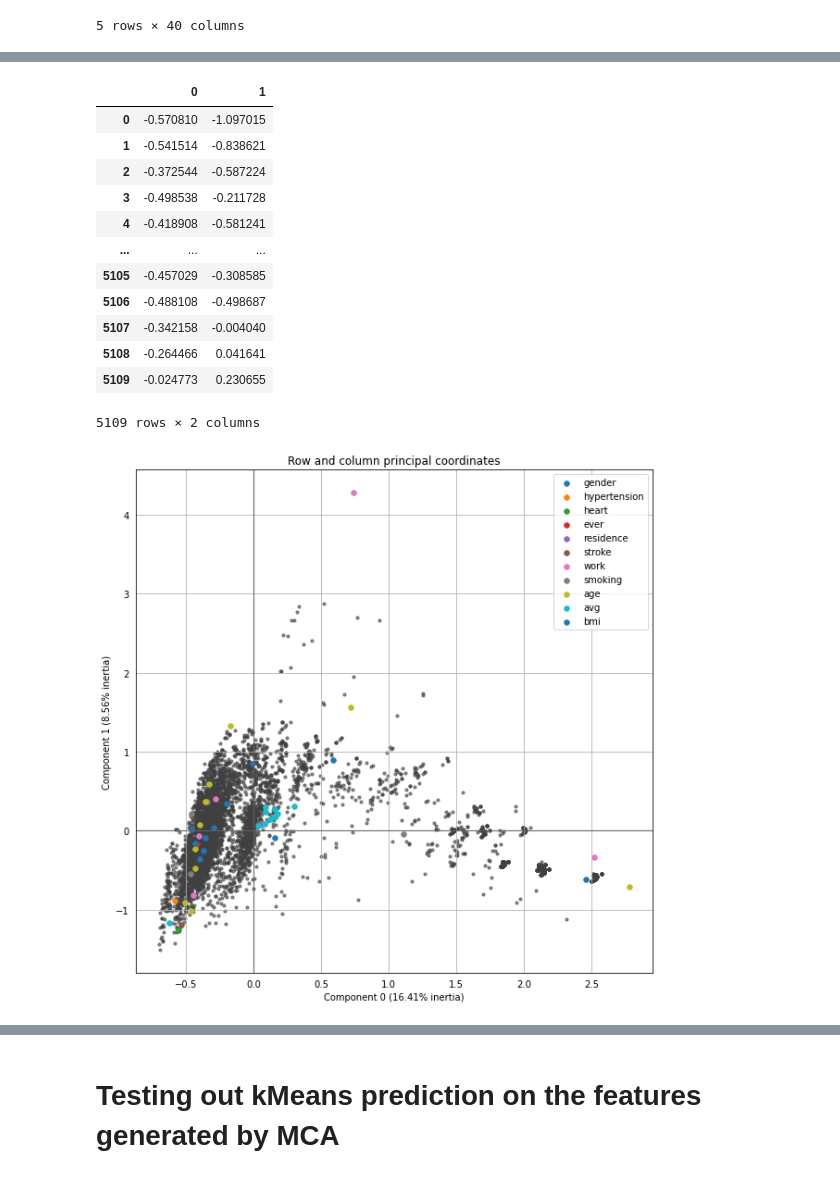
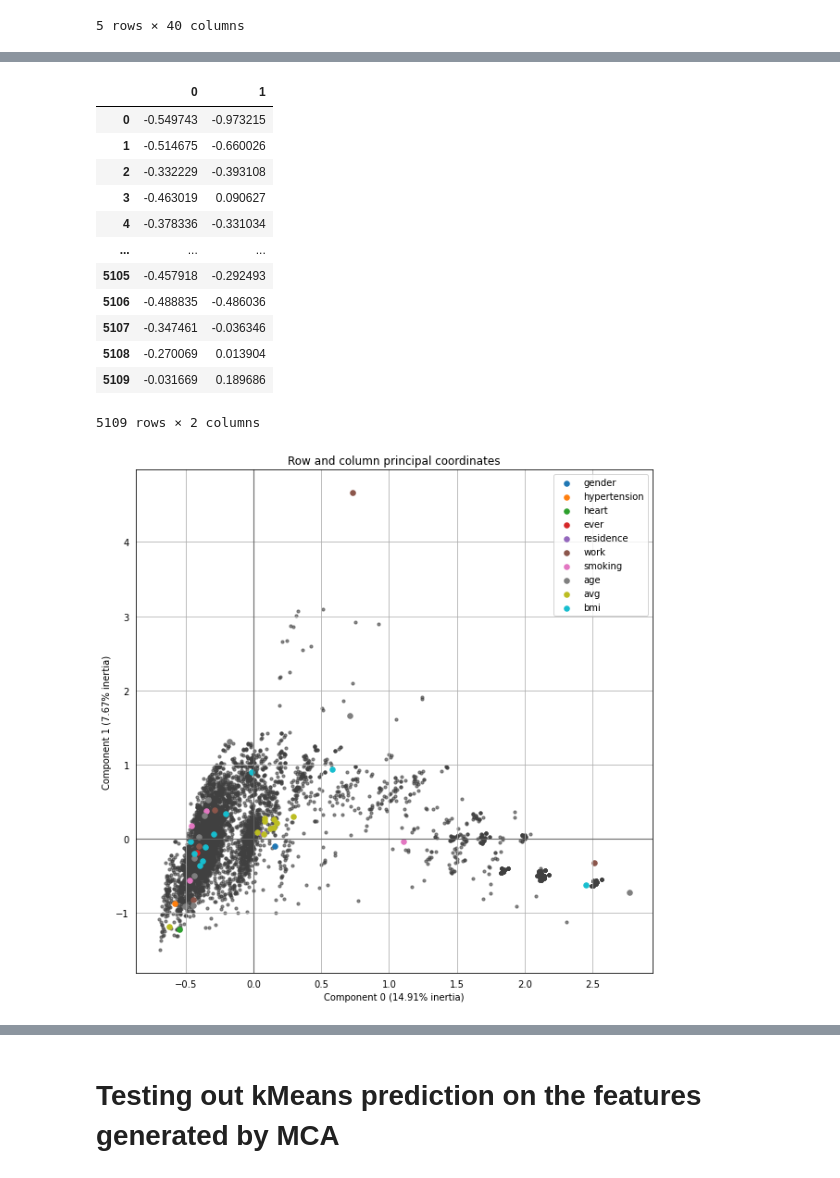
Before and after one commit to AaronNorwood/SIT307GroupAssignment2, a Jupyter notebook: KmeansMCA.ipynb, the cells around one changed output, grey strips where cells are left out. Cells and saved outputs as stored; diff of their text form; code cells hidden in the pictures.

```diff
--- a/KmeansMCA.ipynb
+++ b/KmeansMCA.ipynb
@@ -138,40 +138,41 @@ Requirement already satisfied: six>=1.5 in /opt/anaconda3/lib/python3.8/site-pac
 # %%
 import prince
 # %%
-mca_cols = ['gender', 'hypertension', 'heart_disease', 'ever_married', 'work_type', 'residence_type', 'smoking_status', 'stroke', 'age_bin', 'avg_glucose_level_bin', 'bmi_bin']
-df_mca = df[mca_cols]
+mca_cols = ['gender', 'hypertension', 'heart_disease', 'ever_married', 'work_type', 'residence_type', 'smoking_status', 'age_bin', 'avg_glucose_level_bin', 'bmi_bin']
+X = df[mca_cols]
+y = df['stroke']
 # %%
 mca = prince.MCA()
 # %%
-mca.fit(df_mca)
-mca.transform(df_mca)
+mca.fit(X)
+mca.transform(X)
 # %% [output]
 |  | 0 | 1 |
-| 0 | -0.570810 | -1.097015 |
-| 1 | -0.541514 | -0.838621 |
-| 2 | -0.372544 | -0.587224 |
-| 3 | -0.498538 | -0.211728 |
-| 4 | -0.418908 | -0.581241 |
+| 0 | -0.549743 | -0.973215 |
+| 1 | -0.514675 | -0.660026 |
+| 2 | -0.332229 | -0.393108 |
+| 3 | -0.463019 | 0.090627 |
+| 4 | -0.378336 | -0.331034 |
 | ... | ... | ... |
-| 5105 | -0.457029 | -0.308585 |
-| 5106 | -0.488108 | -0.498687 |
-| 5107 | -0.342158 | -0.004040 |
-| 5108 | -0.264466 | 0.041641 |
-| 5109 | -0.024773 | 0.230655 |
+| 5105 | -0.457918 | -0.292493 |
+| 5106 | -0.488835 | -0.486036 |
+| 5107 | -0.347461 | -0.036346 |
+| 5108 | -0.270069 | 0.013904 |
+| 5109 | -0.031669 | 0.189686 |
 5109 rows × 2 columns
 # %%
 ax = mca.plot_coordinates(
-     X=df_mca,
+     X=X,
      ax=None,
      figsize=(10, 10),
      show_row_points=True,
      row_points_size=10,
      show_row_labels=False,
      show_column_points=True,
      column_points_size=30,
      show_column_labels=False,
      legend_n_cols=1
      )
 # %% [output]
-[figure, old version]
+[figure, new version]
 # %%
```
Also changed, not shown: parts of 29 cells of this notebook, 2 other files.
